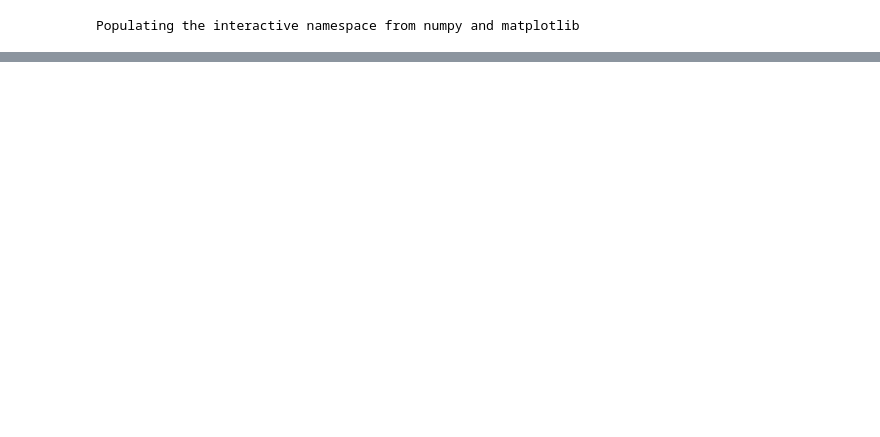
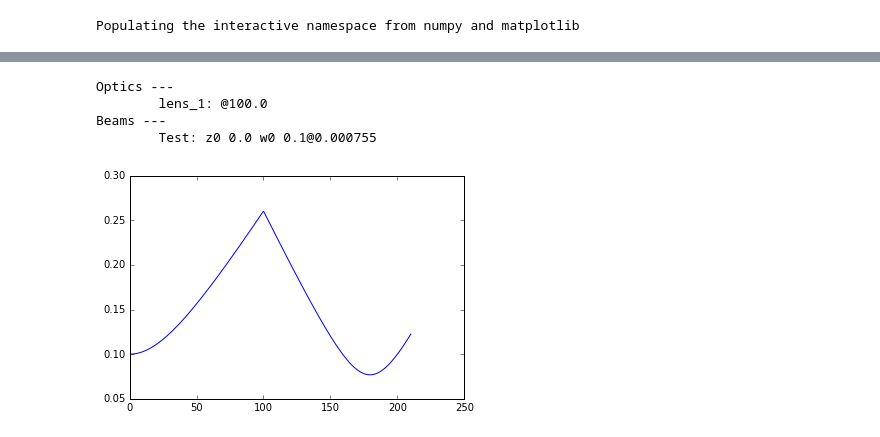
Before and after one commit to XueshiGuo/Gau-modematching, a Jupyter notebook: Mode_Matching_tool_by_Xueshi.ipynb, the cells around one changed output, grey strips where cells are left out. Drawn from its saved outputs; the diff is of its cells as text; code cells hidden in the pictures; blank space fills up the shorter version.

```diff
--- a/Mode_Matching_tool_by_Xueshi.ipynb
+++ b/Mode_Matching_tool_by_Xueshi.ipynb
@@ -18,3 +64,19 @@ Populating the interactive namespace from numpy and matplotlib
+# %%
+@interact(dz_lens1=(-500, 500, .1),dz_SHG=(-500, 500, 0.1))
+def plot_mode_overlap(dz_lens1=0,dz_SHG=0):
+    a=OP.load_yml(filename='Test')
+    a.move_optics(opticsname='lens_1', dz=dz_lens1)
+    a.move_beam(beamname='Test',dz=dz_SHG)
+    b=a.plotdata_OP()
+    for yn in b[1]:
+        plt.plot(b[0],yn)
+    a.show_path()
+# %% [output]
+Optics ---
+        lens_1: @100.0
+Beams ---
+        Test: z0 0.0 w0 0.1@0.000755
+[figure, added]
 # %%
 # all units are in mm
 @interact(dz_lens1=(-500, 500, .1), dz_lens2=(-500, 500, .1), dz_lens3=(-500, 500, .1),
```
Also changed, not shown: parts of 7 cells of this notebook, 3 other files.
